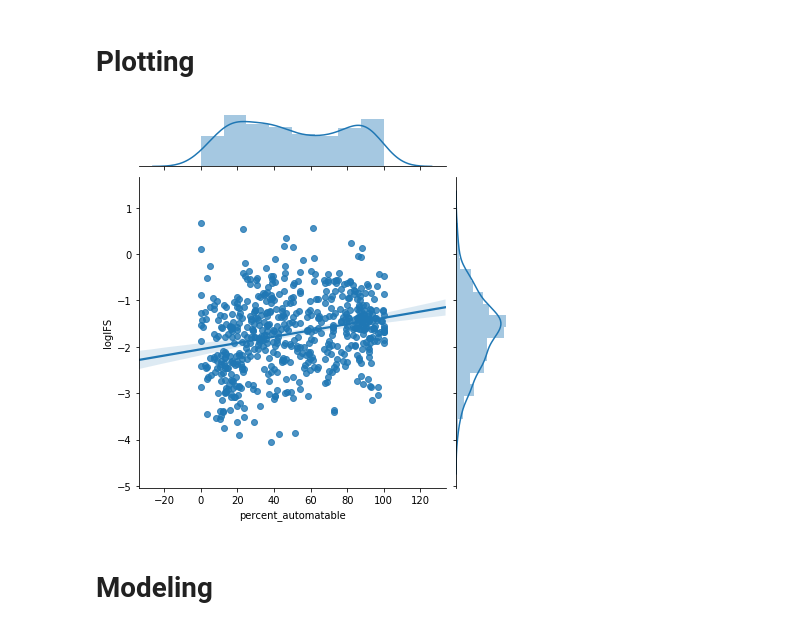
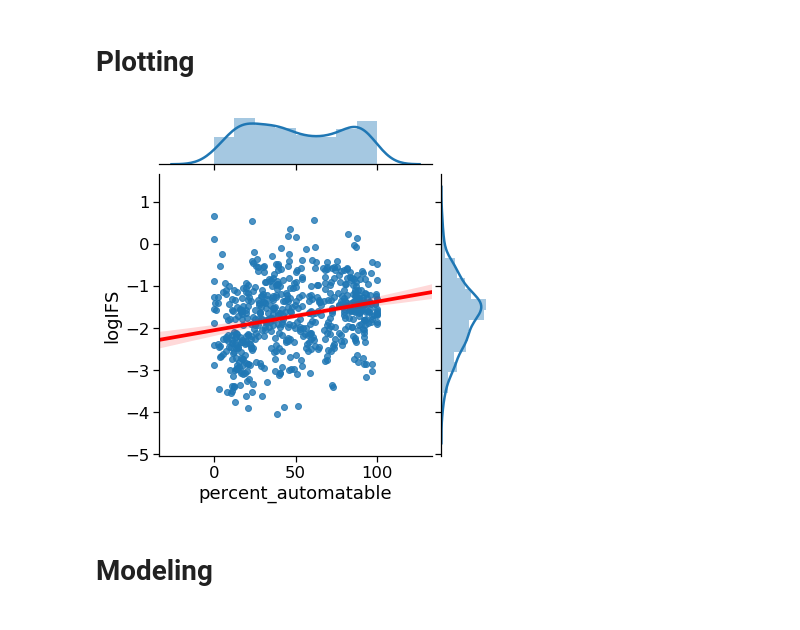
Before and after one commit to jsway1/NHATS, a Jupyter notebook: IFS.ipynb, the cells around one changed output. Saved outputs shown, nothing was run; the diff lists cells and outputs as text; code cells hidden in the pictures.

```diff
--- a/IFS.ipynb
+++ b/IFS.ipynb
@@ -12,6 +12,7 @@ import matplotlib.pyplot as plt
 import seaborn as sns
 import statsmodels.api as sm
 import statsmodels.formula.api as smf
+sns.set_context("notebook", font_scale=1.5, rc={"lines.linewidth": 2.5})
 # %%
 d = pd.read_excel('~/Downloads/Injury Data 03-05-2019.xlsx')
 d.columns = d.columns.str.lower()
@@ -23,9 +24,9 @@ Note that we don't lose any data when doing this transformation, since all the v
 # %% [markdown]
 # Plotting
 # %%
-sns.jointplot(x = 'percent_automatable', y = 'logIFS', data = d, kind = 'reg');
+sns.jointplot(x = 'percent_automatable', y = 'logIFS', data = d, kind = 'reg', line_kws={'color':'red'});
 # %% [output]
-[figure, old version]
+[figure, new version]
 # %% [markdown]
 # Modeling
 # %%
```
Also changed, not shown: parts of 6 cells of this notebook, 1 other file.
